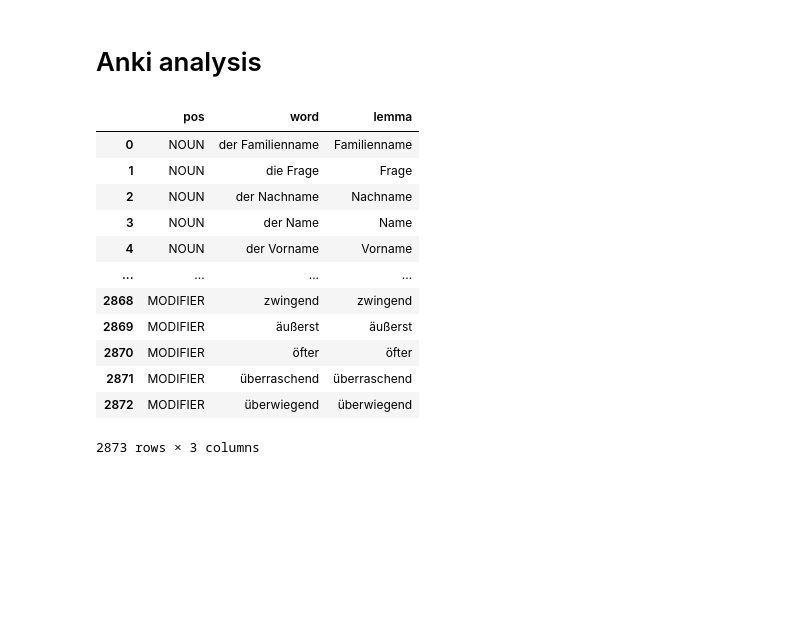
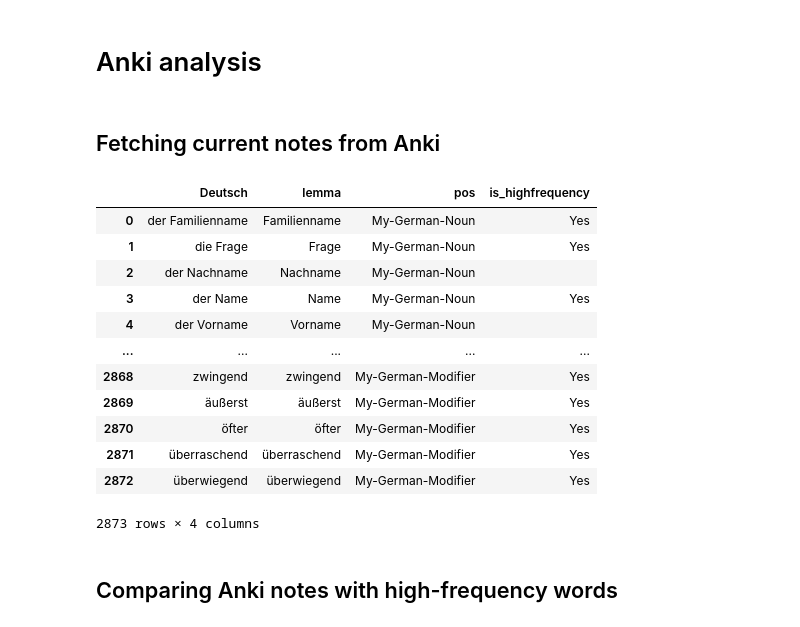
Before and after one commit to babakmahmoudian/german_word_frequency, a Jupyter notebook: anki.ipynb, the cells around one changed output. Drawn from its saved outputs; the diff is of its cells as text; code cells hidden in the pictures; blank space fills up the shorter version.

Commit message:
drafter a working anki analysis notebook

```diff
--- a/anki.ipynb
+++ b/anki.ipynb
@@ -274,60 +291,71 @@ VERB -> 299
 # %% [markdown]
 # Anki analysis
+# %% [markdown]
+## Fetching current notes from Anki
 # %%
-# NOTE: Before executing this cell, Anki should be running with AnkiConnect addon active.
+# NOTE: Before executing this cell, Anki should be running along with AnkiConnect addon active.
+
+MODIFIER = "MODIFIER"
+DEUTSCH = "Deutsch"
+IS_HIGHFREQUENCY = "is_highfrequency"
+IS_HIGHFREQUENCY_VALUE = "Yes"
 
 ANKI_URL = "http://127.0.0.1:8765"
-ANKI_NOTETYPES = {
-    "My-German-Verb": VERB,
-    "My-German-Noun": NOUN,
-    "My-German-Modifier": MODIFIER,
-}
-ANKI_QUERY = " OR ".join([f"note:{notetype}" for notetype in ANKI_NOTETYPES.keys()])
+ANKI_VERB = "My-German-Verb"
+ANKI_NOUN = "My-German-Noun"
+ANKI_MODIFIER = "My-German-Modifier"
+ANKI_POSES = [ANKI_VERB, ANKI_NOUN, ANKI_MODIFIER]
+ANKI_QUERY = " OR ".join([f"note:{notetype}" for notetype in ANKI_POSES])
 
 def extract_main_word(word: str) -> str:
+    """Ignores the optional prefix and optional suffix and extracts the main word"""
     word_parts = word.split()
     return word_parts[len(word_parts) // 2]
 
 # Retreieving note IDs from Anki
 note_ids = requests.post(
     ANKI_URL, timeout=(0.5, 3), json={"action": "findNotes", "version": 6, "params": {"query": ANKI_QUERY}}
 ).json()["result"]
 
 # Retreieving note info from Anki
-
 note_info = requests.post(
     ANKI_URL, timeout=(0.5, 3), json={"action": "notesInfo", "version": 6, "params": {"notes": note_ids}}
 ).json()["result"]
 
 anki_notetypes = []
-anki_words = []
+anki_deutschs = []
 anki_lemmas = []
+anki_is_highfrequency = []
 for note in note_info:
-    anki_notetypes.append(ANKI_NOTETYPES[note["modelName"]])
-    word = note["fields"]["Deutsch"]["value"]
-    anki_words.append(word)
+    anki_notetypes.append(note["modelName"])
+    word = note["fields"][DEUTSCH]["value"]
+    anki_deutschs.append(word)
     anki_lemmas.append(extract_main_word(word))
+    anki_is_highfrequency.append(note["fields"][IS_HIGHFREQUENCY]["value"])
 
 df_anki = pd.DataFrame(
     {
+        DEUTSCH: anki_deutschs,
+        LEMMA: anki_lemmas,
         POS: anki_notetypes,
-        WORD: anki_words,
-        LEMMA: anki_lemmas,
+        IS_HIGHFREQUENCY: anki_is_highfrequency,
     }
 )
 
 df_anki
 # %% [output]
-|  | pos | word | lemma |
-| 0 | NOUN | der Familienname | Familienname |
-| 1 | NOUN | die Frage | Frage |
-| 2 | NOUN | der Nachname | Nachname |
-| 3 | NOUN | der Name | Name |
-| 4 | NOUN | der Vorname | Vorname |
-| ... | ... | ... | ... |
-| 2868 | MODIFIER | zwingend | zwingend |
-| 2869 | MODIFIER | äußerst | äußerst |
-| 2870 | MODIFIER | öfter | öfter |
-| 2871 | MODIFIER | überraschend | überraschend |
-| 2872 | MODIFIER | überwiegend | überwiegend |
+|  | Deutsch | lemma | pos | is_highfrequency |
+| 0 | der Familienname | Familienname | My-German-Noun | Yes |
+| 1 | die Frage | Frage | My-German-Noun | Yes |
+| 2 | der Nachname | Nachname | My-German-Noun |  |
+| 3 | der Name | Name | My-German-Noun | Yes |
+| 4 | der Vorname | Vorname | My-German-Noun |  |
+| ... | ... | ... | ... | ... |
+| 2868 | zwingend | zwingend | My-German-Modifier | Yes |
+| 2869 | äußerst | äußerst | My-German-Modifier | Yes |
+| 2870 | öfter | öfter | My-German-Modifier | Yes |
+| 2871 | überraschend | überraschend | My-German-Modifier | Yes |
+| 2872 | überwiegend | überwiegend | My-German-Modifier | Yes |
-2873 rows × 3 columns
+2873 rows × 4 columns
+# %% [markdown]
+## Comparing Anki notes with high-frequency words
```
Also changed, not shown: parts of 7 cells of this notebook.
